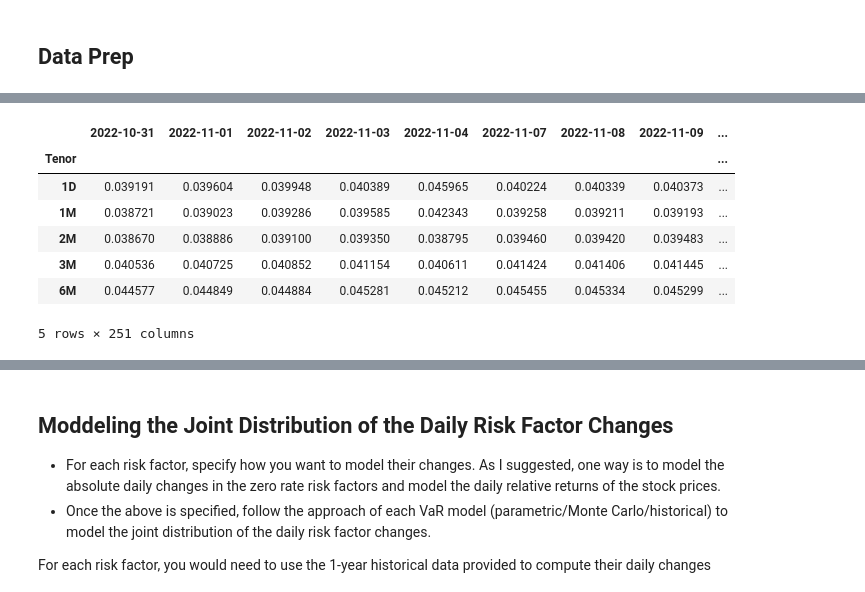
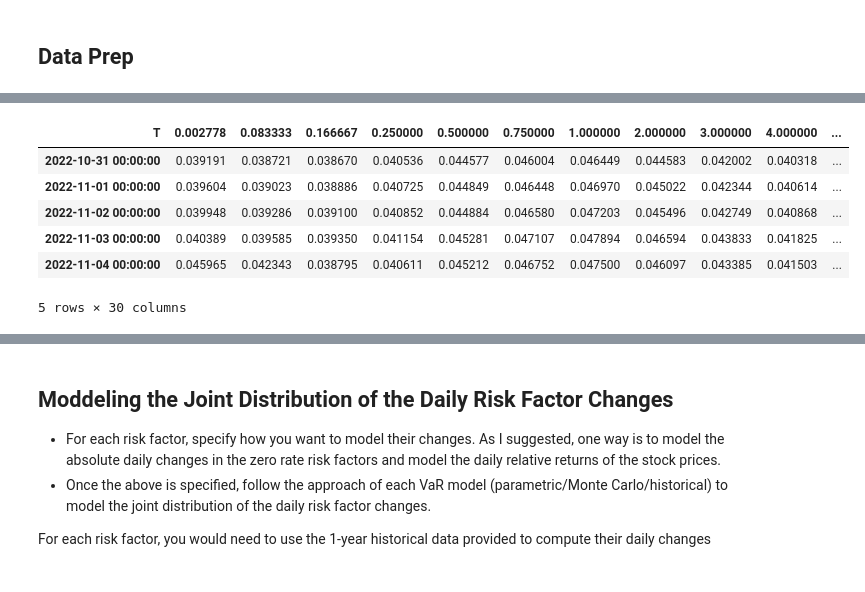
Before and after one commit to kilowiski/risk-analysis-mirror, a Jupyter notebook: var.ipynb, the cells around one changed output, grey strips where cells are left out. Saved outputs shown, nothing was run; the diff lists cells and outputs as text; code cells hidden in the pictures.

Commit message:
clean up

```diff
--- a/var.ipynb
+++ b/var.ipynb
@@ -15,7 +16,7 @@ swap_notional = 100_000_000
 # %% [markdown]
 ## Data Prep ##
 # %%
-sofr_raw = pd.read_excel("hist_data.xlsm", sheet_name="SofrCurve")
+swap_raw = pd.read_excel("hist_data.xlsm", sheet_name="SofrCurve")
 aapl_raw = pd.read_excel("hist_data.xlsm", sheet_name="AAPL").set_index("Date")
 msft_raw = pd.read_excel("hist_data.xlsm", sheet_name="MSFT").set_index("Date")
 f_raw = pd.read_excel("hist_data.xlsm", sheet_name="F").set_index("Date")
@@ -23,19 +34,16 @@ bac_raw = pd.read_excel("hist_data.xlsm", sheet_name="BAC").set_index("Date")
 # %%
-# clean up sofr raw
-sofr_raw = sofr_raw
-sofr_raw.index = sofr_raw["Tenor"]
-annualized_time = sofr_raw["T"]
-sofr_raw.drop(columns=["T"], inplace=True)
-sofr_raw.drop(columns=["Tenor"], inplace=True)
-# sofr_raw.columns.name = "Date"
+# clean up swap raw
+swap_raw.index = swap_raw["T"]
+swap_raw.drop(columns=["T"], inplace=True)
+swap_raw.drop(columns=["Tenor"], inplace=True)
+swap_raw = swap_raw.T
 # %%
-sofr_raw.head()
+swap_raw.head()
 # %% [output]
-|  | 2022-10-31 | 2022-11-01 | 2022-11-02 | 2022-11-03 | 2022-11-04 | 2022-11-07 | 2022-11-08 | 2022-11-09 | ... |
-| Tenor |  |  |  |  |  |  |  |  | ... |
-| 1D | 0.039191 | 0.039604 | 0.039948 | 0.040389 | 0.045965 | 0.040224 | 0.040339 | 0.040373 | ... |
-| 1M | 0.038721 | 0.039023 | 0.039286 | 0.039585 | 0.042343 | 0.039258 | 0.039211 | 0.039193 | ... |
-| 2M | 0.038670 | 0.038886 | 0.039100 | 0.039350 | 0.038795 | 0.039460 | 0.039420 | 0.039483 | ... |
-| 3M | 0.040536 | 0.040725 | 0.040852 | 0.041154 | 0.040611 | 0.041424 | 0.041406 | 0.041445 | ... |
-| 6M | 0.044577 | 0.044849 | 0.044884 | 0.045281 | 0.045212 | 0.045455 | 0.045334 | 0.045299 | ... |
+| T | 0.002778 | 0.083333 | 0.166667 | 0.250000 | 0.500000 | 0.750000 | 1.000000 | 2.000000 | 3.000000 | 4.000000 | ... |
+| 2022-10-31 00:00:00 | 0.039191 | 0.038721 | 0.038670 | 0.040536 | 0.044577 | 0.046004 | 0.046449 | 0.044583 | 0.042002 | 0.040318 | ... |
+| 2022-11-01 00:00:00 | 0.039604 | 0.039023 | 0.038886 | 0.040725 | 0.044849 | 0.046448 | 0.046970 | 0.045022 | 0.042344 | 0.040614 | ... |
+| 2022-11-02 00:00:00 | 0.039948 | 0.039286 | 0.039100 | 0.040852 | 0.044884 | 0.046580 | 0.047203 | 0.045496 | 0.042749 | 0.040868 | ... |
+| 2022-11-03 00:00:00 | 0.040389 | 0.039585 | 0.039350 | 0.041154 | 0.045281 | 0.047107 | 0.047894 | 0.046594 | 0.043833 | 0.041825 | ... |
+| 2022-11-04 00:00:00 | 0.045965 | 0.042343 | 0.038795 | 0.040611 | 0.045212 | 0.046752 | 0.047500 | 0.046097 | 0.043385 | 0.041503 | ... |
-5 rows × 251 columns
+5 rows × 30 columns
```
Also changed, not shown: parts of 81 cells of this notebook.
